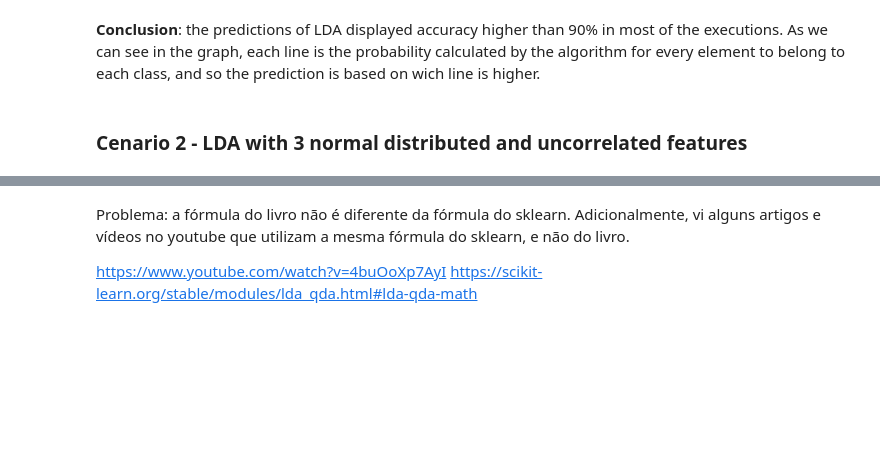
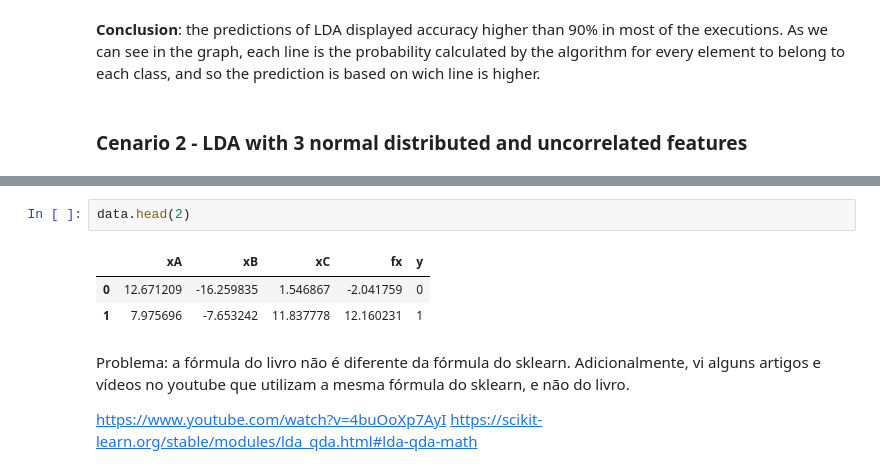
Before and after one commit to rknagao/studies, a Jupyter notebook: introduction-statistical-learning/classification_models/linear_discriminant_analysis.ipynb, the cells around one changed output, grey strips where cells are left out. Drawn from its saved outputs; the diff is of its cells as text; blank space fills up the shorter version.

```diff
--- a/introduction-statistical-learning/classification_models/linear_discriminant_analysis.ipynb
+++ b/introduction-statistical-learning/classification_models/linear_discriminant_analysis.ipynb
@@ -175,3 +257,9 @@ array([[ 0.04306114,  0.00014675, -0.00091374],
+# %%
+data.head(2)
+# %% [output]
+|  | xA | xB | xC | fx | y |
+| 0 | 12.671209 | -16.259835 | 1.546867 | -2.041759 | 0 |
+| 1 | 7.975696 | -7.653242 | 11.837778 | 12.160231 | 1 |
 # %% [markdown]
 Problema: a fórmula do livro não é diferente da fórmula do sklearn. Adicionalmente, vi alguns artigos e vídeos no youtube que utilizam a mesma fórmula do sklearn, e não do livro.
 
```
Also changed, not shown: parts of 20 cells of this notebook.
